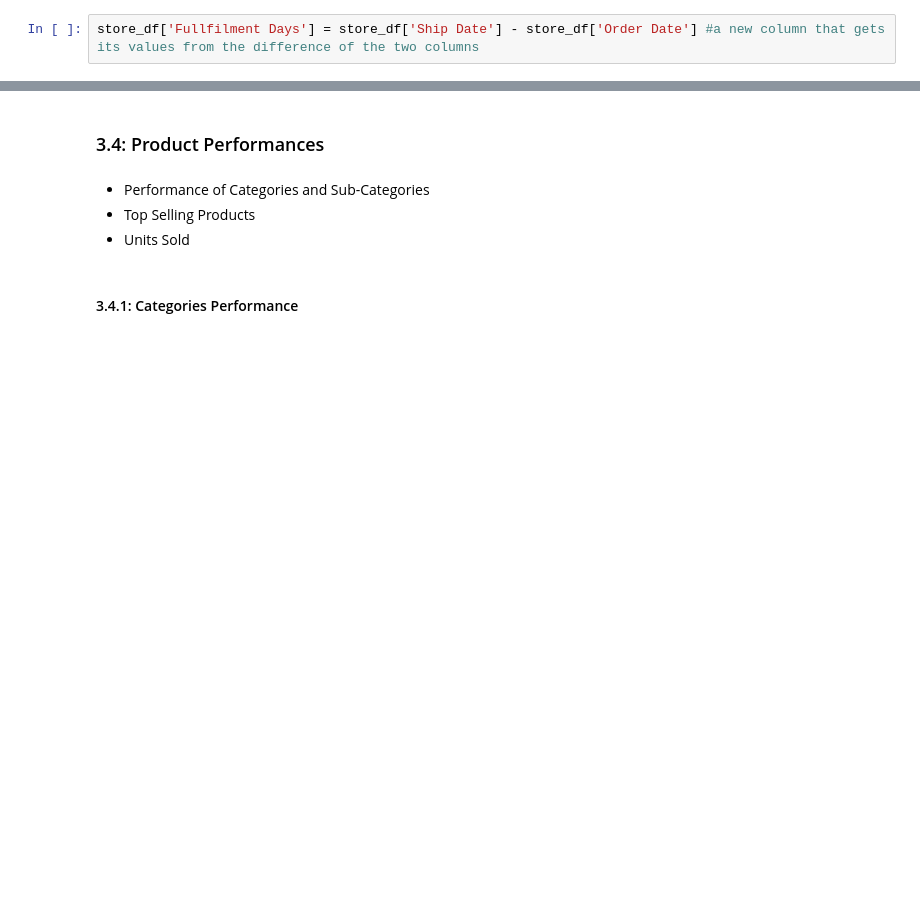
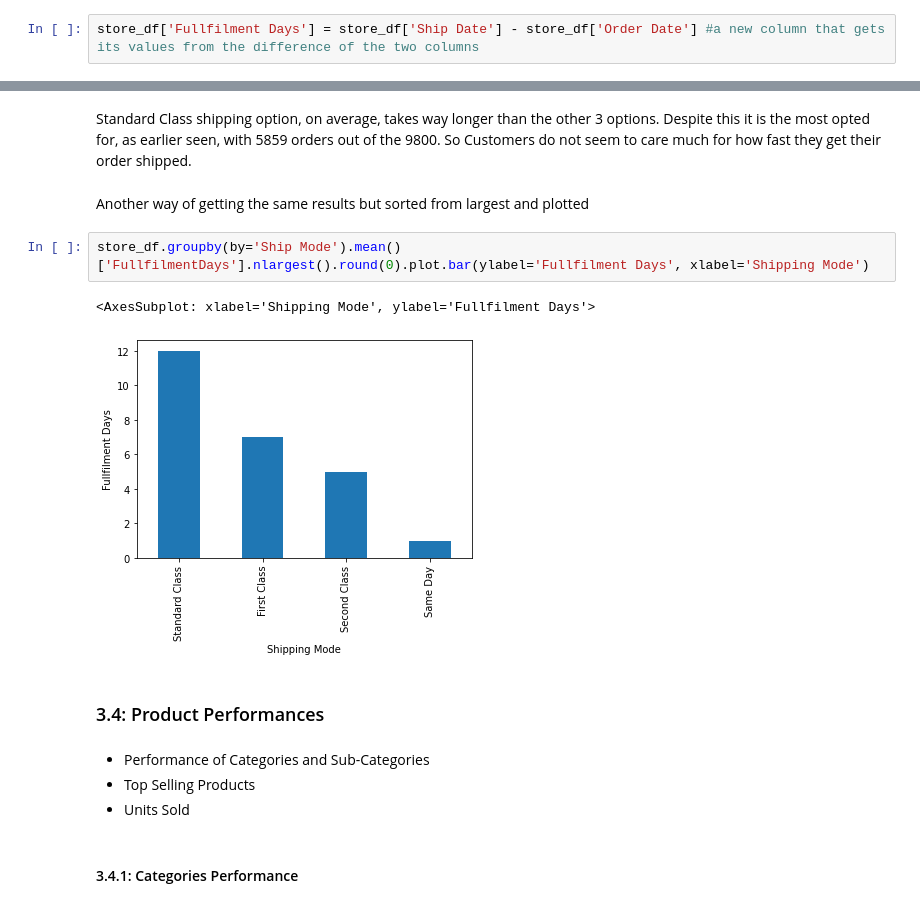
Before and after one commit to WayneNyariroh/StoreSales_Analysis, a Jupyter notebook: superStoreSales_EDA.ipynb, the cells around one changed output, grey strips where cells are left out. Saved outputs shown, nothing was run; the diff lists cells and outputs as text; blank space fills up the shorter version.

```diff
--- a/superStoreSales_EDA.ipynb
+++ b/superStoreSales_EDA.ipynb
@@ -572,3 +582,12 @@ store_df.head(1)
+# %% [markdown]
+Standard Class shipping option, on average, takes way longer than the other 3 options. Despite this it is the most opted for, as earlier seen, with 5859 orders out of the 9800. So Customers do not seem to care much for how fast they get their order shipped.
+# %% [markdown]
+Another way of getting the same results but sorted from largest and plotted
+# %%
+store_df.groupby(by='Ship Mode').mean()['FullfilmentDays'].nlargest().round(0).plot.bar(ylabel='Fullfilment Days', xlabel='Shipping Mode')
+# %% [output]
+<AxesSubplot: xlabel='Shipping Mode', ylabel='Fullfilment Days'>
+[figure, added]
 # %% [markdown]
 ### 3.4: Product Performances
 # %% [markdown]
```
Also changed, not shown: parts of 15 cells of this notebook.
